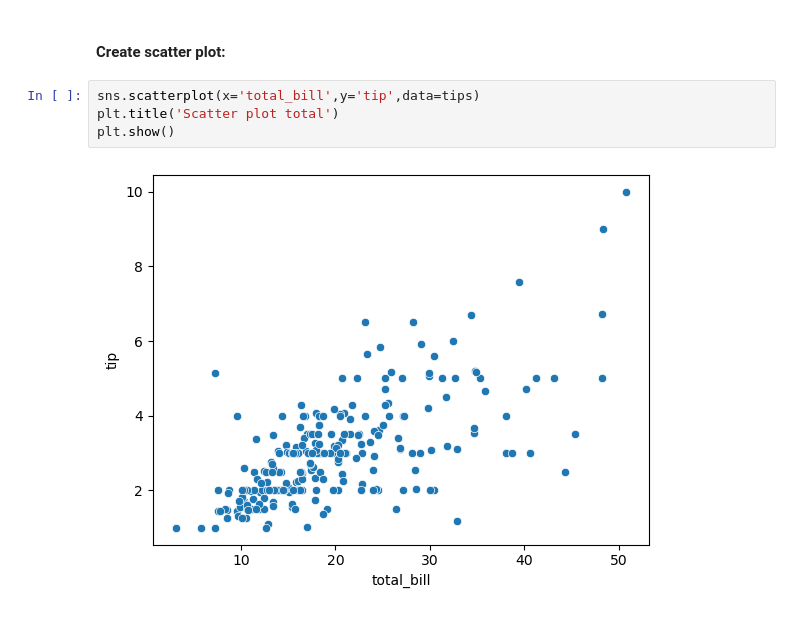
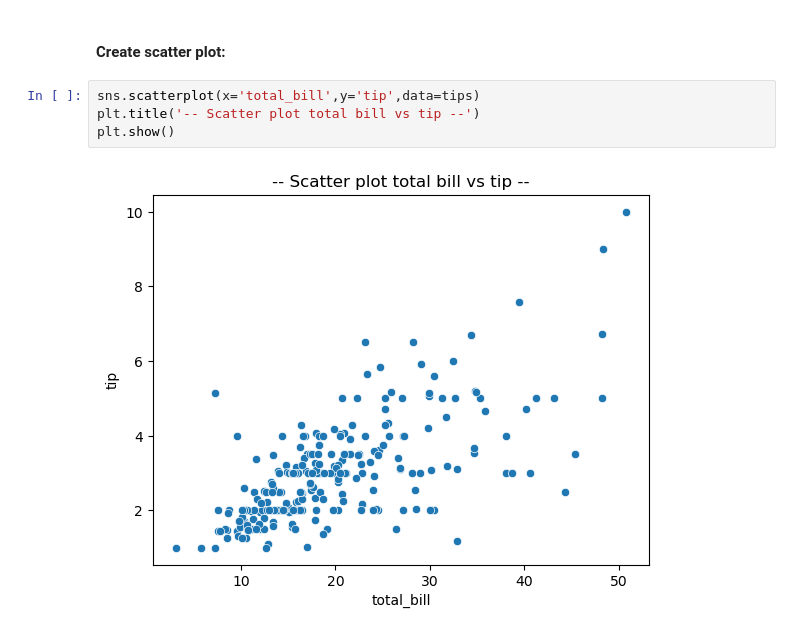
Before and after one commit to ganeshbgunjal/Python2, a Jupyter notebook: 10 Data Analysis with Numpy and Pandas/6 Data Visualisation with Seaborn.ipynb, the cells around one changed output. Saved outputs shown, nothing was run; the diff lists cells and outputs as text.

```diff
--- a/10 Data Analysis with Numpy and Pandas/6 Data Visualisation with Seaborn.ipynb
+++ b/10 Data Analysis with Numpy and Pandas/6 Data Visualisation with Seaborn.ipynb
@@ -39,7 +39,7 @@ tips
 #### Create scatter plot:
 # %%
 sns.scatterplot(x='total_bill',y='tip',data=tips)
-plt.title('Scatter plot total')
+plt.title('-- Scatter plot total bill vs tip --')
 plt.show()
 # %% [output]
-[figure, old version]
+[figure, new version]
```
Also changed, not shown: parts of 12 cells of this notebook.
